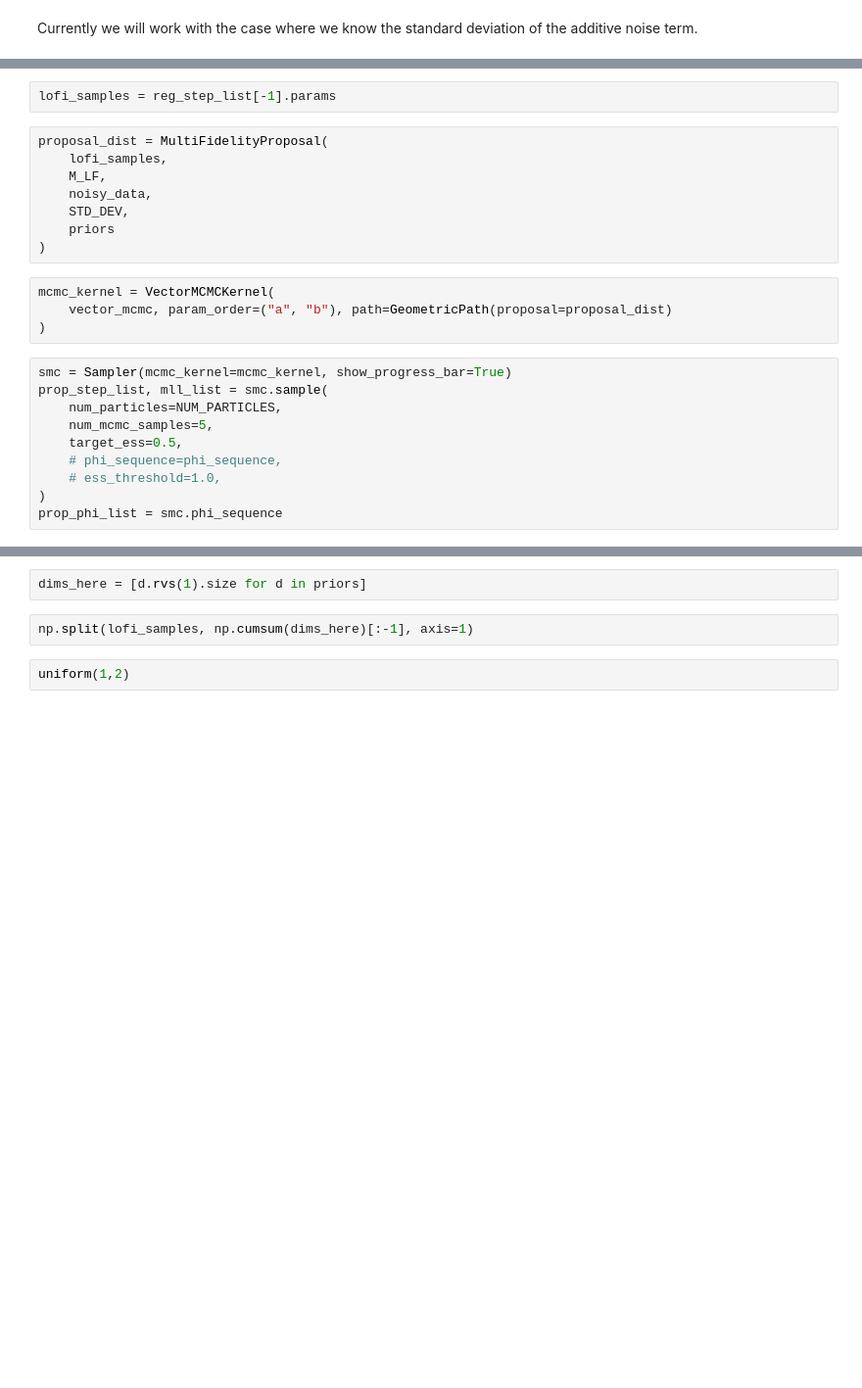
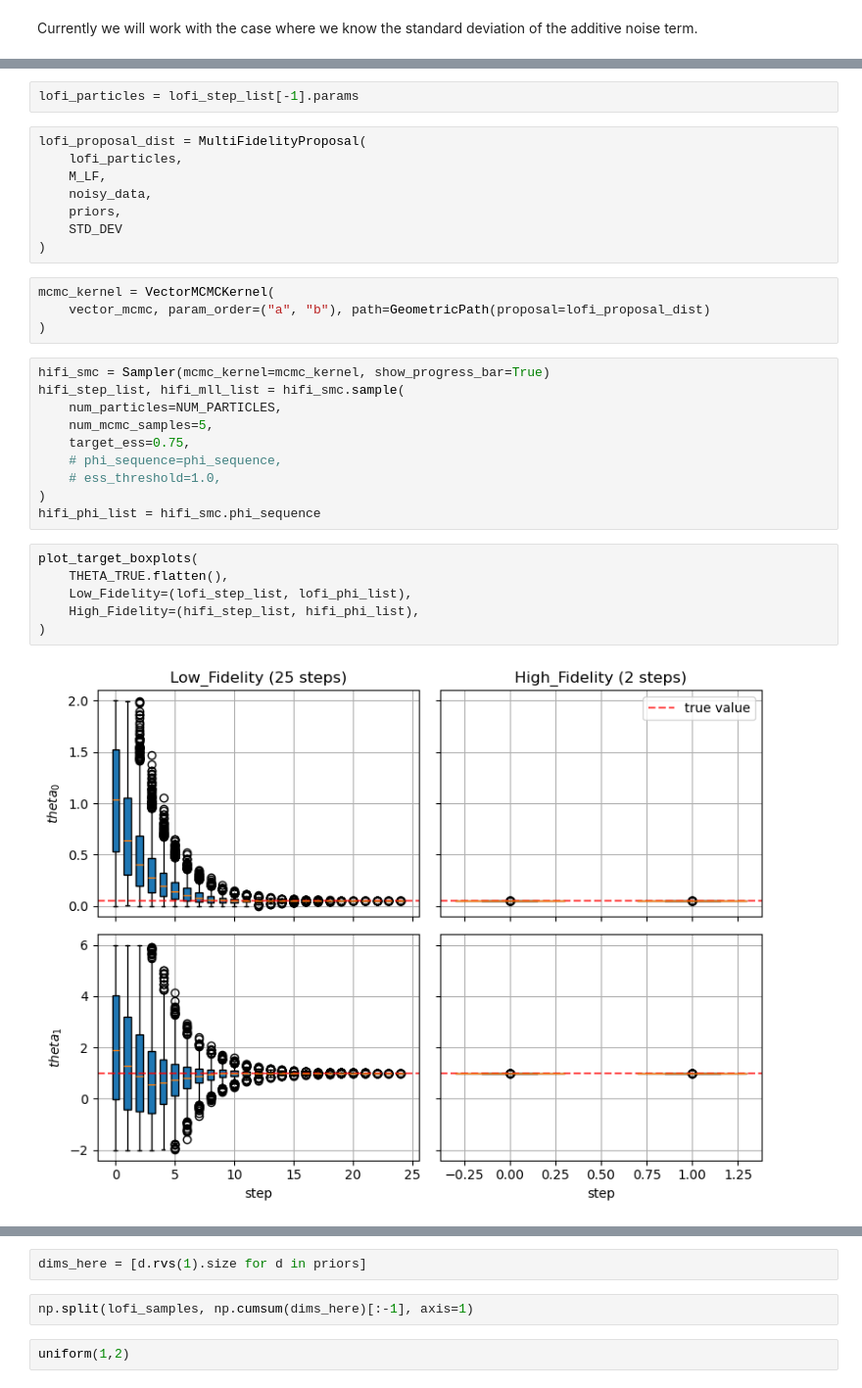
Before and after one commit to nasa/SMCPy, a Jupyter notebook: examples/mfmc/mfmc_dev_testing.ipynb, the cells around one changed output, grey strips where cells are left out. Shown at 98% size. Drawn from its saved outputs; the diff is of its cells as text; blank space fills up the shorter version.

Commit message:
multifi proposal deployment #1

```diff
--- a/examples/mfmc/mfmc_dev_testing.ipynb
+++ b/examples/mfmc/mfmc_dev_testing.ipynb
@@ -47,24 +245,32 @@ reg_phi_list = smc.phi_sequence
 # %%
-lofi_samples = reg_step_list[-1].params
+lofi_particles = lofi_step_list[-1].params
 # %%
-proposal_dist = MultiFidelityProposal(
-    lofi_samples,
+lofi_proposal_dist = MultiFidelityProposal(
+    lofi_particles,
     M_LF,
     noisy_data,
-    STD_DEV,
-    priors
+    priors,
+    STD_DEV
 )
 # %%
 mcmc_kernel = VectorMCMCKernel(
-    vector_mcmc, param_order=("a", "b"), path=GeometricPath(proposal=proposal_dist)
+    vector_mcmc, param_order=("a", "b"), path=GeometricPath(proposal=lofi_proposal_dist)
 )
 # %%
-smc = Sampler(mcmc_kernel=mcmc_kernel, show_progress_bar=True)
-prop_step_list, mll_list = smc.sample(
+hifi_smc = Sampler(mcmc_kernel=mcmc_kernel, show_progress_bar=True)
+hifi_step_list, hifi_mll_list = hifi_smc.sample(
     num_particles=NUM_PARTICLES,
     num_mcmc_samples=5,
-    target_ess=0.5,
+    target_ess=0.75,
     # phi_sequence=phi_sequence,
     # ess_threshold=1.0,
 )
-prop_phi_list = smc.phi_sequence
+hifi_phi_list = hifi_smc.phi_sequence
+# %%
+plot_target_boxplots(
+    THETA_TRUE.flatten(),
+    Low_Fidelity=(lofi_step_list, lofi_phi_list),
+    High_Fidelity=(hifi_step_list, hifi_phi_list),
+)
+# %% [output]
+[figure, added]
```
Also changed, not shown: parts of 10 cells of this notebook, 2 other files.
